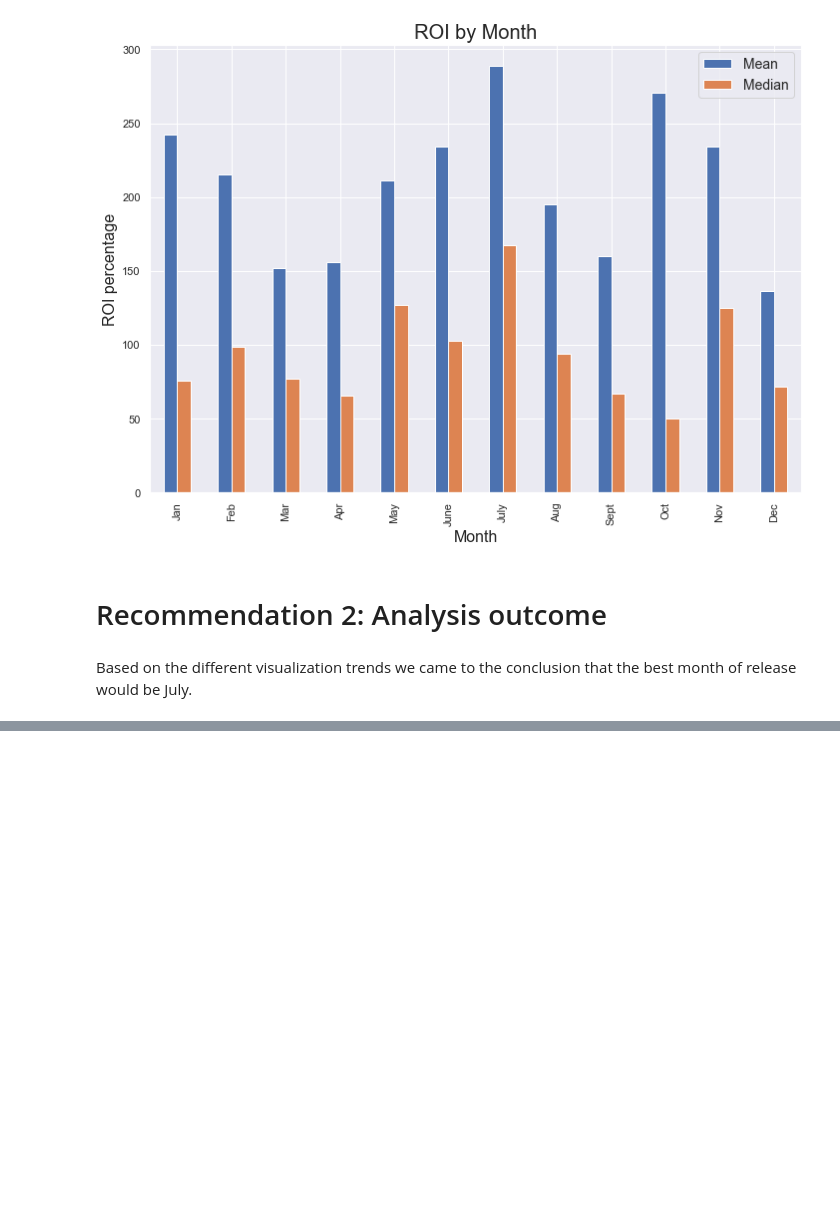
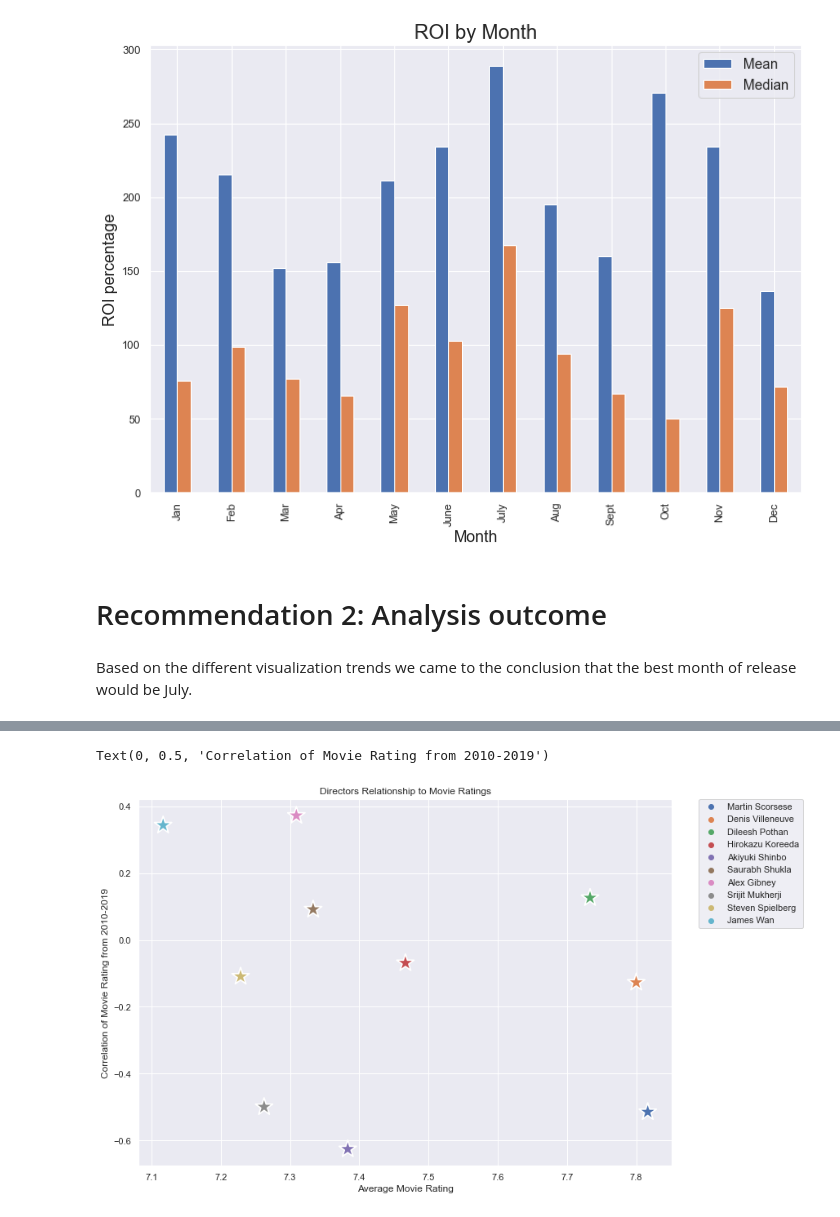
Before and after one commit to charlesmpan/FilmStudioMovieRec, a Jupyter notebook: final_notebook_kev_update_after_ben.ipynb, the cells around one changed output, grey strips where cells are left out. Saved outputs shown, nothing was run; the diff lists cells and outputs as text; code cells hidden in the pictures; blank space fills up the shorter version.

```diff
--- a/final_notebook_kev_update_after_ben.ipynb
+++ b/final_notebook_kev_update_after_ben.ipynb
@@ -338,0 +1123,3 @@ Based on the different visualization trends we came to the conclusion that the b
+# %%
+imdb_director = imdb_names.loc[imdb_names['Job']=='director'].reset_index(drop=True)
+imdb_director.head(10) #Director
@@ -338,0 +1138,3 @@ Based on the different visualization trends we came to the conclusion that the b
+# %%
+director_corr = pd.DataFrame({'Correlation':[imdb_work.loc[imdb_work['Name'] == director]['MovieYear'].corr(imdb_work.loc[imdb_work['Name'] == director]['AvgRating']) for director in imdb_director['Name']]})
+director_corr.head(2)  #Creating correlation for directors now
@@ -338,0 +1145,2 @@ Based on the different visualization trends we came to the conclusion that the b
+# %%
+imdb_director['Correlation'] = director_corr #putting the correlation into the directors
@@ -338,0 +1187,10 @@ Based on the different visualization trends we came to the conclusion that the b
+# %%
+scatdir = sns.scatterplot(x='Rating',y='Correlation',hue='Name',data=imdb_director.head(10), marker = '*', s=500)
+plt.legend(bbox_to_anchor=(1.05, 1), loc=2, borderaxespad=0.)
+plt.title('Directors Relationship to Movie Ratings')
+plt.xlabel('Average Movie Rating')
+plt.ylabel('Correlation of Movie Rating from 2010-2019')
+#Chart for director correlation and average movie rating from 2010 to 2019
+# %% [output]
+Text(0, 0.5, 'Correlation of Movie Rating from 2010-2019')
+[figure, added]
```
Also changed, not shown: parts of 73 cells of this notebook, 6 other files.
